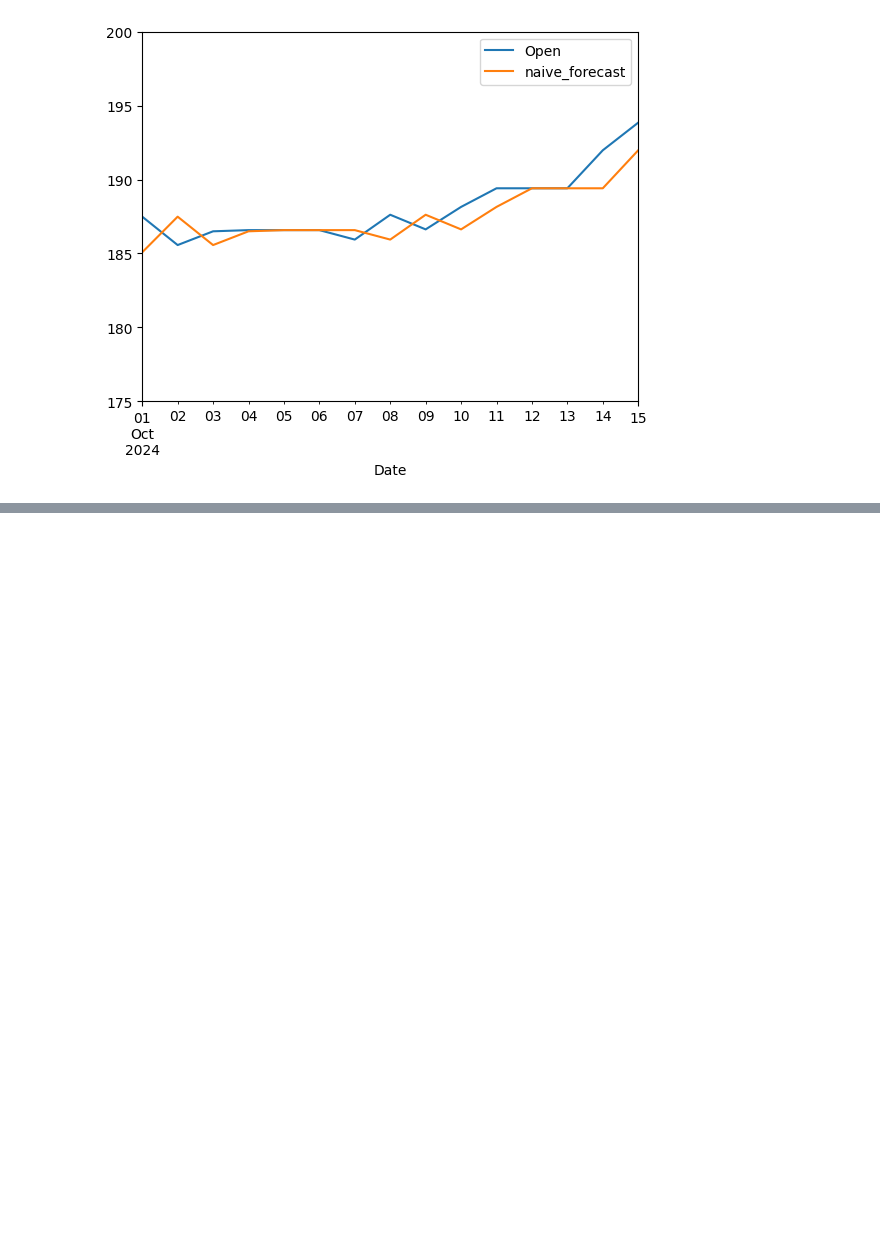
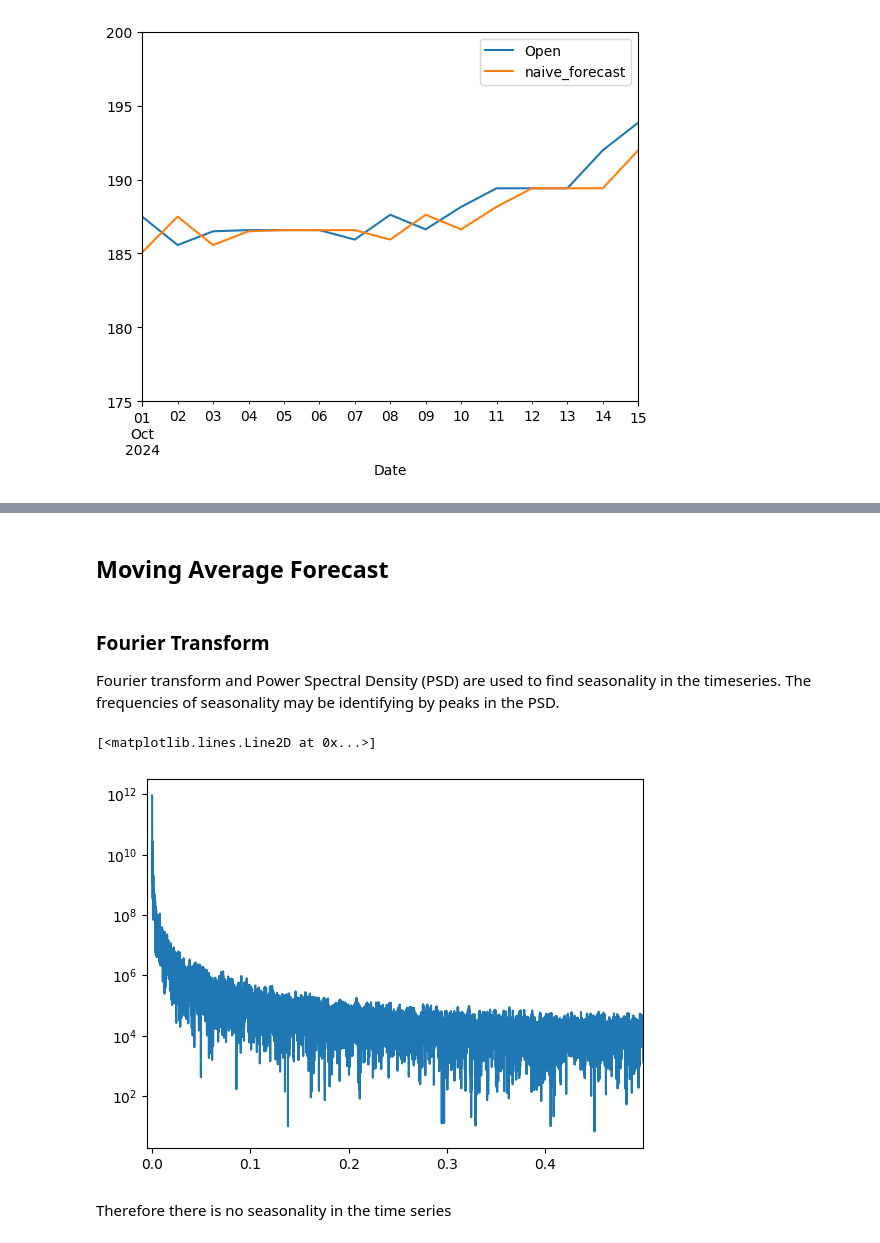
Before and after one commit to Aerospace87/GitHub, a Jupyter notebook: Time_Series.ipynb, the cells around one changed output, grey strips where cells are left out. Cells and saved outputs as stored; diff of their text form; code cells hidden in the pictures; blank space fills up the shorter version.

Commit message:
Search for seasonality in the time series

```diff
--- a/Time_Series.ipynb
+++ b/Time_Series.ipynb
@@ -306,0 +308,5 @@ The Mean Absolute Error (MAE) for the naive forecast is 0.693468162386883
+# %% [markdown]
+## Moving Average Forecast
+# %% [markdown]
+### Fourier Transform
+Fourier transform and Power Spectral Density (PSD) are used to find seasonality in the timeseries. The frequencies of seasonality may be identifying by peaks in the PSD.
@@ -306,0 +315,27 @@ The Mean Absolute Error (MAE) for the naive forecast is 0.693468162386883
+# %%
+# Number of time steps
+N = equispaced_index.size
+
+# frequencies in cycles/delta_t. Only the positive frequencies are taken
+# because the function is real and the FFT is symmetric
+frequencies = fftfreq(N, d = 1)[:N//2]
+
+# Discrete Fourier Transform computation. Only te values with Re[ft] >= 0 are taken
+ft = fft(hist["Open"].values)[:N//2]
+
+max_frequency = np.max(frequencies)
+
+# POwer Spectral Density (fft^2)
+psd = np.square(np.abs(ft))
+
+import matplotlib.pyplot as plt
+
+plt.xlim(-0.005,max_frequency)
+
+plt.yscale("log")
+plt.plot(frequencies, psd)
+# %% [output]
+[<matplotlib.lines.Line2D at 0x...>]
+[figure, added]
+# %% [markdown]
+Therefore there is no seasonality in the time series
```
Also changed, not shown: parts of 4 cells of this notebook.
